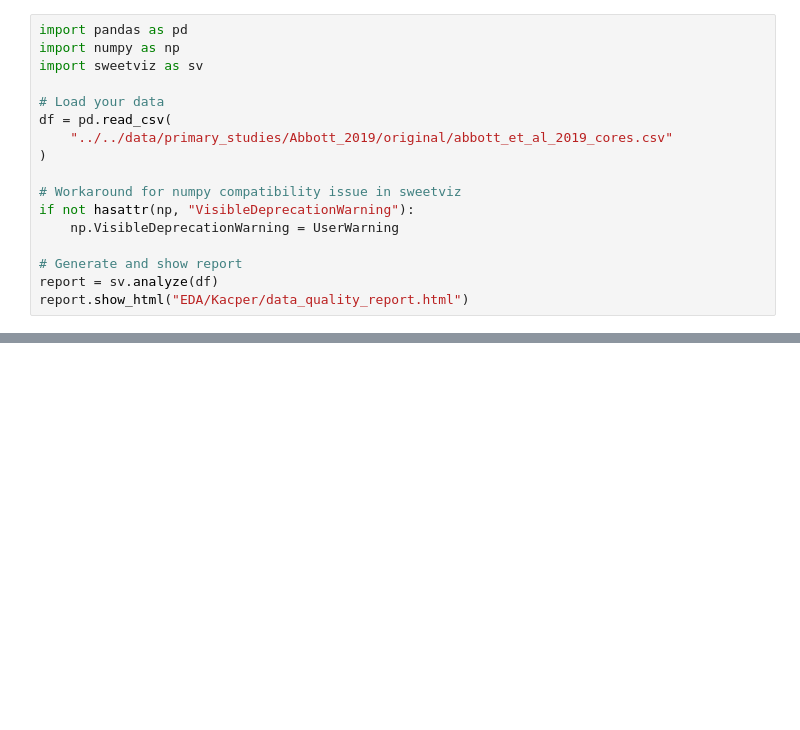
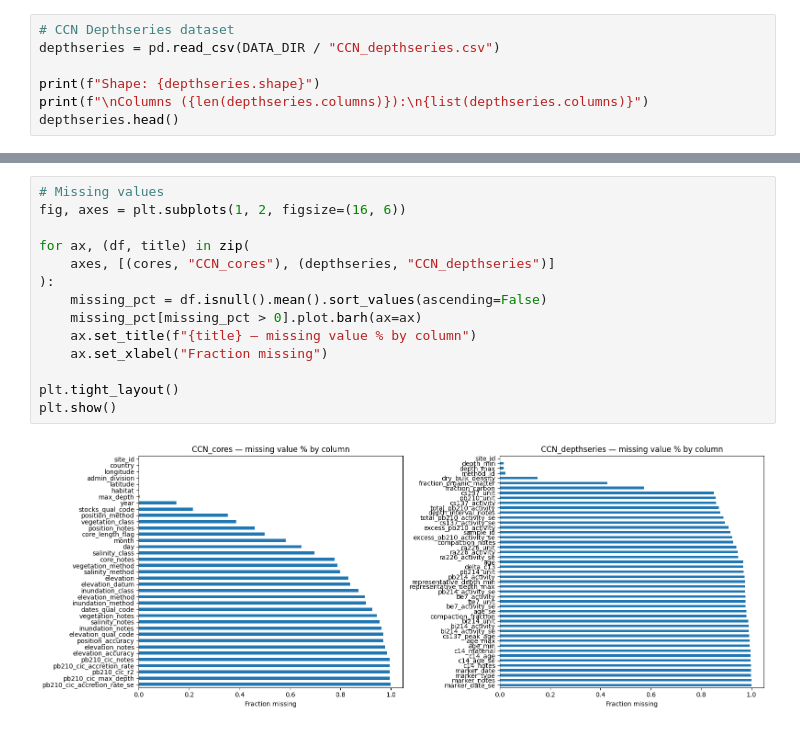
Before and after one commit to kaclewtak/CCN-Data-Library, a Jupyter notebook: EDA/exploration.ipynb, the cells around one changed output, grey strips where cells are left out. Saved outputs shown, nothing was run; the diff lists cells and outputs as text; blank space fills up the shorter version.

Commit message:
Revised exploration notebook with ccn synthesis data.

```diff
--- a/EDA/exploration.ipynb
+++ b/EDA/exploration.ipynb
@@ -38,17 +65,7 @@ for i, file in enumerate(cores_files, 1):
 # %%
-import pandas as pd
-import numpy as np
-import sweetviz as sv
+# CCN Depthseries dataset
+depthseries = pd.read_csv(DATA_DIR / "CCN_depthseries.csv")
 
-# Load your data
-df = pd.read_csv(
-    "../../data/primary_studies/Abbott_2019/original/abbott_et_al_2019_cores.csv"
-)
-
-# Workaround for numpy compatibility issue in sweetviz
-if not hasattr(np, "VisibleDeprecationWarning"):
-    np.VisibleDeprecationWarning = UserWarning
-
-# Generate and show report
-report = sv.analyze(df)
-report.show_html("EDA/Kacper/data_quality_report.html")
+print(f"Shape: {depthseries.shape}")
+print(f"\nColumns ({len(depthseries.columns)}):\n{list(depthseries.columns)}")
+depthseries.head()
@@ -54,0 +133,16 @@ report.show_html("EDA/Kacper/data_quality_report.html")
+# %%
+# Missing values
+fig, axes = plt.subplots(1, 2, figsize=(16, 6))
+
+for ax, (df, title) in zip(
+    axes, [(cores, "CCN_cores"), (depthseries, "CCN_depthseries")]
+):
+    missing_pct = df.isnull().mean().sort_values(ascending=False)
+    missing_pct[missing_pct > 0].plot.barh(ax=ax)
+    ax.set_title(f"{title} — missing value % by column")
+    ax.set_xlabel("Fraction missing")
+
+plt.tight_layout()
+plt.show()
+# %% [output]
+[figure, added]
```
Also changed, not shown: parts of 11 cells of this notebook, 1 other file.
